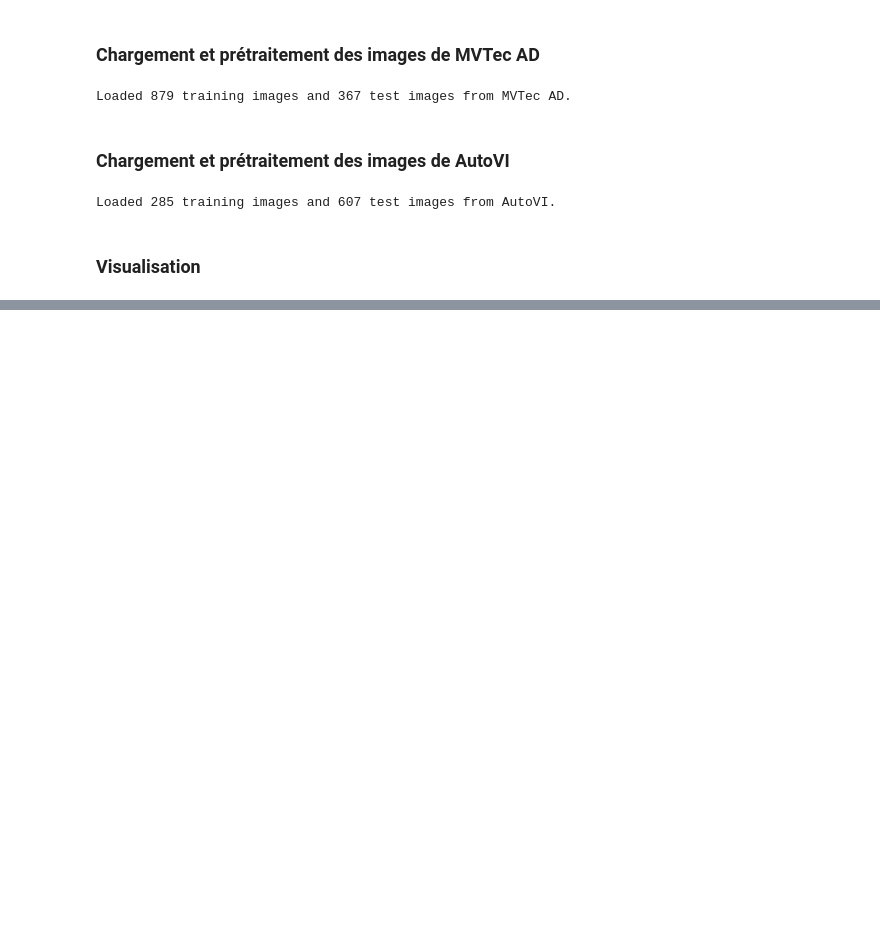
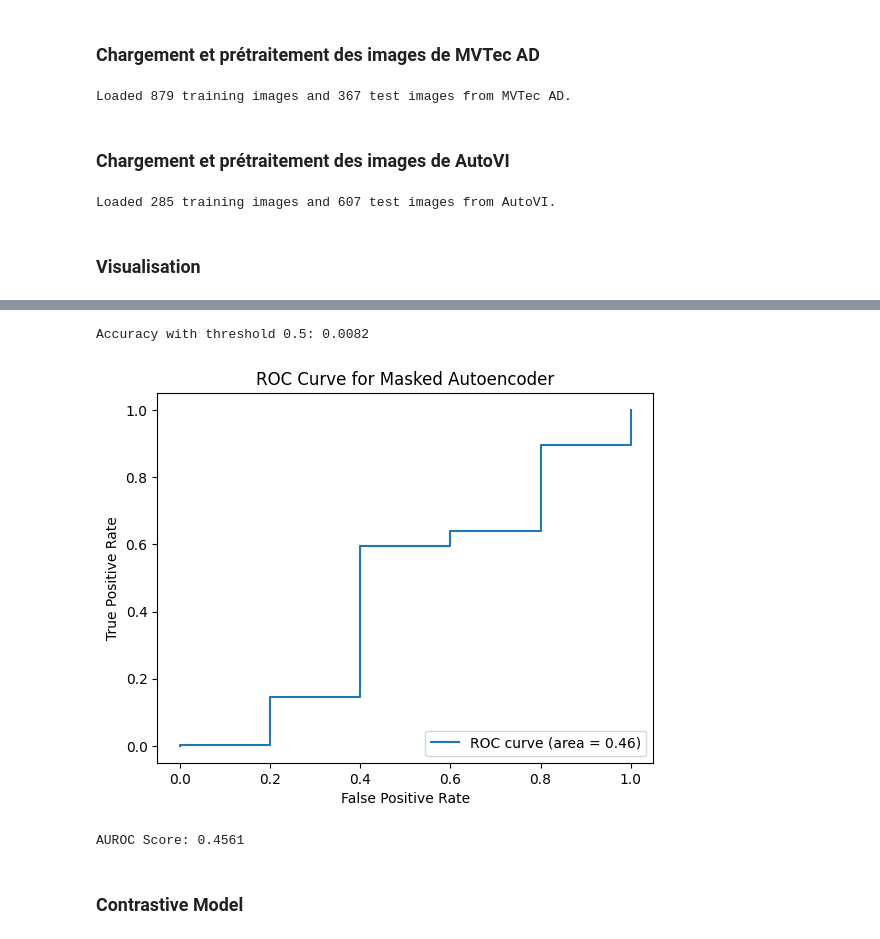
Before and after one commit to Totm33606/hddl_project, a Jupyter notebook: project3/ssl.ipynb, the cells around one changed output, grey strips where cells are left out. Saved outputs shown, nothing was run; the diff lists cells and outputs as text; code cells hidden in the pictures; blank space fills up the shorter version.

```diff
--- a/project3/ssl.ipynb
+++ b/project3/ssl.ipynb
@@ -230,0 +358,18 @@ Clipping input data to the valid range for imshow with RGB data ([0..1] for floa
+# %%
+# Assuming train_dataloader_MVTec and test_dataloader_MVTec are defined
+# Initialize and train the model
+from sklearn.metrics import roc_auc_score
+
+mae_model_auto = MaskedAutoencoder(mask_ratio = 1/5).to(device)
+train_model(mae_model_auto, train_dataloader_auto, epochs=5)
+torch.save(mae_model_auto.state_dict(), 'Masked_Autoencoder_AUTO_weights.pth')
+# Evaluate the model
+roc_aucs = evaluate_model(mae_model_auto, test_dataloader_auto)
+
+print(f"AUROC Score: {roc_aucs:.4f}")
+# %% [output]
+Accuracy with threshold 0.5: 0.0082
+[figure, added]
+AUROC Score: 0.4561
+# %% [markdown]
+### Contrastive Model
```
Also changed, not shown: parts of 16 cells of this notebook.
